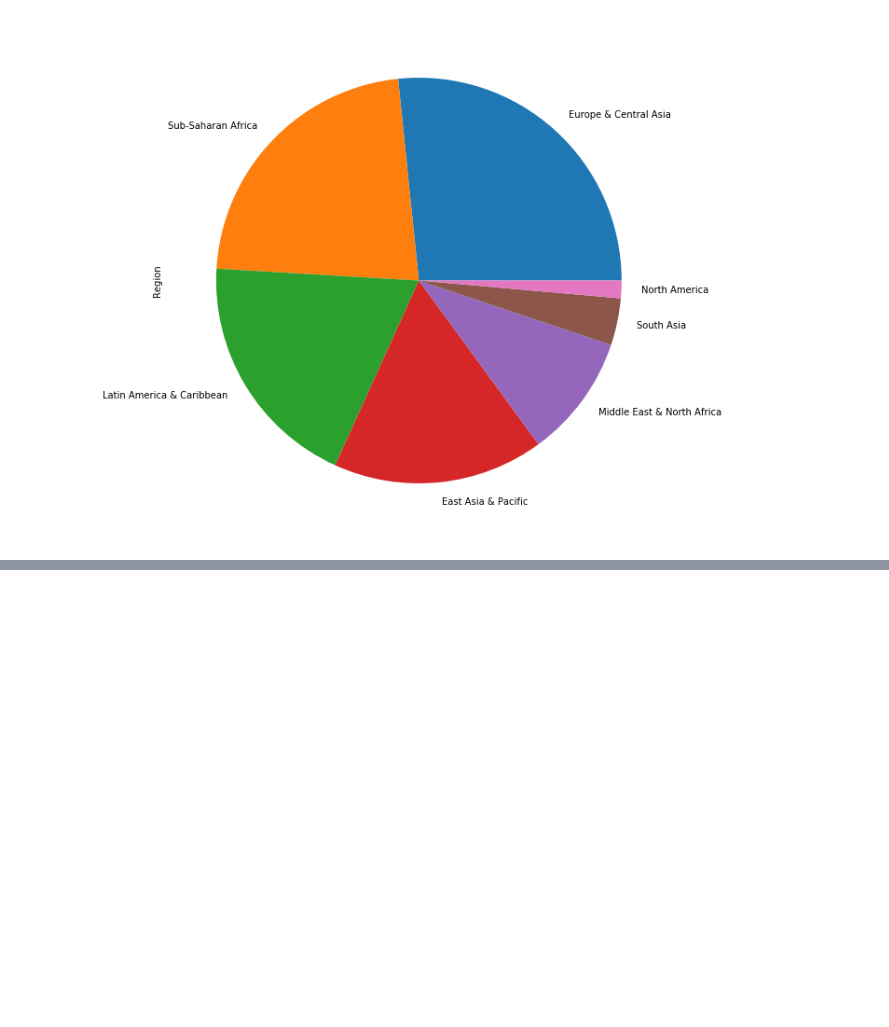
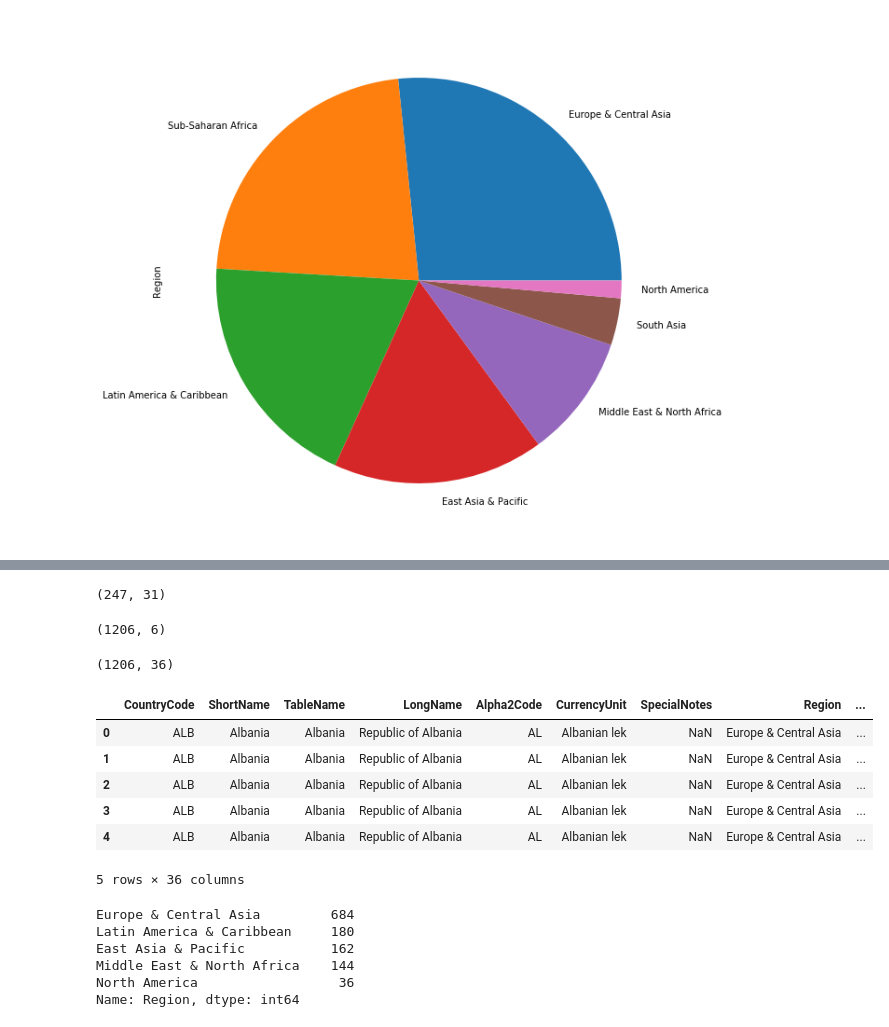
Before and after one commit to Heathocha/Unit-3-Capstone, a Jupyter notebook: World Development Indicators - Unit 3 Capstone.ipynb, the cells around one changed output, grey strips where cells are left out. Cells and saved outputs as stored; diff of their text form; code cells hidden in the pictures; blank space fills up the shorter version.

```diff
--- a/World Development Indicators - Unit 3 Capstone.ipynb
+++ b/World Development Indicators - Unit 3 Capstone.ipynb
@@ -132,0 +224,31 @@ PISA.head()
+# %%
+df1.shape
+# %% [output]
+(247, 31)
+# %%
+df2.shape
+# %% [output]
+(1206, 6)
+# %%
+df.shape
+# %% [output]
+(1206, 36)
+# %%
+df.head()
+# %% [output]
+|  | CountryCode | ShortName | TableName | LongName | Alpha2Code | CurrencyUnit | SpecialNotes | Region | ... |
+| 0 | ALB | Albania | Albania | Republic of Albania | AL | Albanian lek | NaN | Europe & Central Asia | ... |
+| 1 | ALB | Albania | Albania | Republic of Albania | AL | Albanian lek | NaN | Europe & Central Asia | ... |
+| 2 | ALB | Albania | Albania | Republic of Albania | AL | Albanian lek | NaN | Europe & Central Asia | ... |
+| 3 | ALB | Albania | Albania | Republic of Albania | AL | Albanian lek | NaN | Europe & Central Asia | ... |
+| 4 | ALB | Albania | Albania | Republic of Albania | AL | Albanian lek | NaN | Europe & Central Asia | ... |
+5 rows × 36 columns
+# %%
+df['Region'].value_counts()
+# %% [output]
+Europe & Central Asia         684
+Latin America & Caribbean     180
+East Asia & Pacific           162
+Middle East & North Africa    144
+North America                  36
+Name: Region, dtype: int64
```
Also changed, not shown: parts of 19 cells of this notebook.
